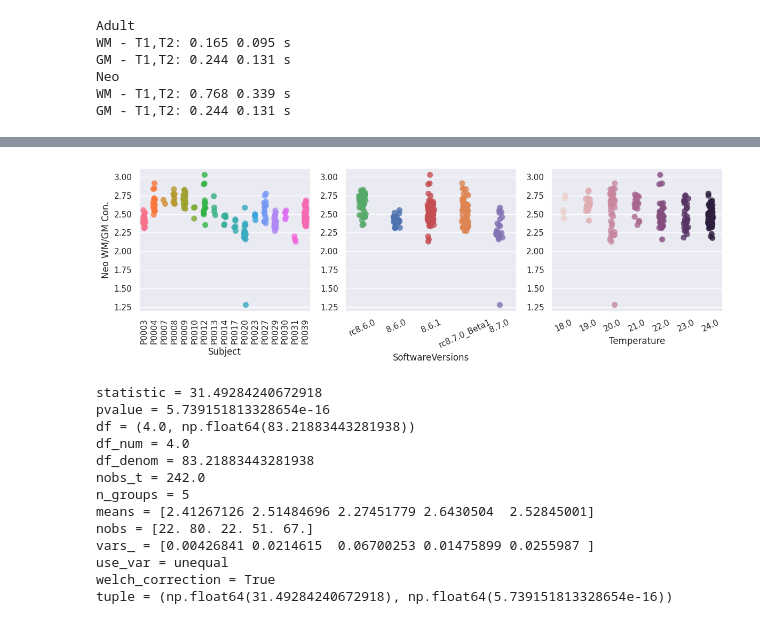
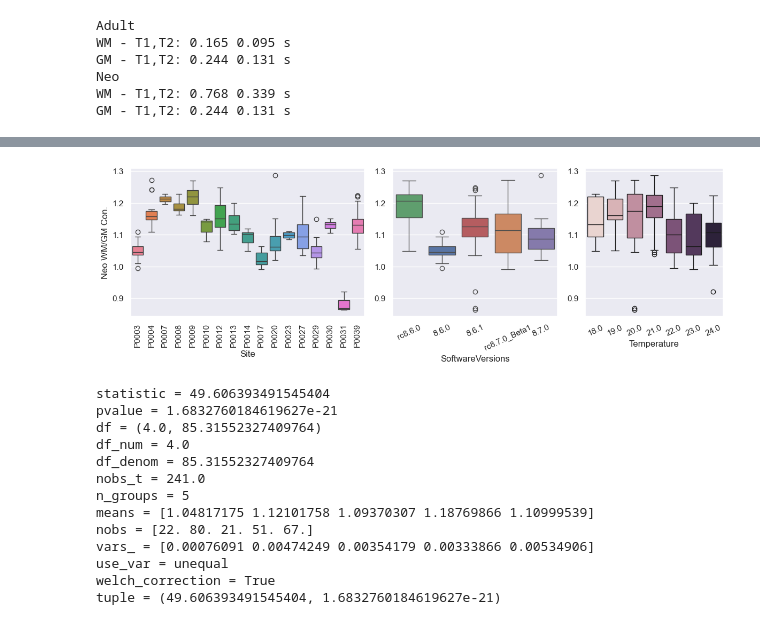
Before and after one commit to UNITY-Physics/unity_qa_paper, a Jupyter notebook: notebooks/contrast.ipynb, the cells around one changed output, grey strips where cells are left out. Cells and saved outputs as stored; diff of their text form; code cells hidden in the pictures.

```diff
--- a/notebooks/contrast.ipynb
+++ b/notebooks/contrast.ipynb
@@ -49,28 +55,3 @@ GM - T1,T2: 0.244 0.131 s
 Neo
 WM - T1,T2: 0.768 0.339 s
 GM - T1,T2: 0.244 0.131 s
-# %%
-sns.set_theme()
-fig, axes = plt.subplots(2,2,figsize=(12,6))
-
-NiCl_thr = 60
-MnCl_thr = 1
-
-# Function of T1
-sns.lineplot(data=df[(df['Seg']=='T1') & (df['Run']==1) & (df['Conc'] < NiCl_thr)], x='T1', y='Mean', hue='Subject', legend=None, ax=axes[0,0])
-sns.lineplot(data=df[(df['Seg']=='T2') & (df['Run']==1) & (df['Conc'] < MnCl_thr)], x='T1', y='Mean', hue='Subject', legend=None, ax=axes[0,1])
-
-# Function of T2
-sns.lineplot(data=df[(df['Seg']=='T1') & (df['Run']==1) & (df['Conc'] < NiCl_thr)], x='T2', y='Mean', hue='Subject', legend=None, ax=axes[1,0])
-sns.lineplot(data=df[(df['Seg']=='T2') & (df['Run']==1) & (df['Conc'] < MnCl_thr)], x='T2', y='Mean', hue='Subject', legend=None, ax=axes[1,1])
-
-axes[0,0].set_title('T1 mimics')
-axes[0,1].set_title('T2 mimics')
-
-axes[0,0].set_xlabel('T1 [s]')
-axes[0,1].set_xlabel('T1 [s]')
-axes[1,0].set_xlabel('T2 [s]')
-axes[1,1].set_xlabel('T2 [s]')
-
-plt.tight_layout()
-plt.show()
@@ -130,54 +92,52 @@ plt.show()
 # %%
 sns.set_theme()
 
 df_con['Neo_con_rel'] = 100*(df_con['Neonatal WM/GM Contrast'] - df_con['Neonatal WM/GM Contrast'].mean())/df_con['Neonatal WM/GM Contrast'].mean()
 df_con['Adult_con_rel'] = 100*(df_con['Adult WM/GM Contrast'] - df_con['Adult WM/GM Contrast'].mean())/df_con['Adult WM/GM Contrast'].mean()
 
-fig, axes = plt.subplots(1,3, figsize=(12,4))
+gs = GridSpec(1,3, width_ratios=[17,12,10])
+fig = plt.figure(figsize=(12,4))
+axes = [fig.add_subplot(gs[i]) for i in range(3)]
 
-sns.stripplot(data=df_con, x='Subject',
-                y='Neonatal WM/GM Contrast', ax=axes[0],
-                alpha=0.8, size=8, hue='Subject', legend=None)
+sns.boxplot(data=df_con, x='Subject', y='Neonatal WM/GM Contrast', ax=axes[0], hue='Subject', legend=None)
 
 axes[0].set_ylabel('Neo WM/GM Con.')
 axes[0].set_xticklabels(labels=axes[0].get_xticklabels(), rotation=90)
 
-sns.stripplot(data=df_con, x='SoftwareVersions',
-                y='Neonatal WM/GM Contrast', ax=axes[1],
-                alpha=0.8, size=8, hue='SoftwareVersions', legend=None,
-                order=['rc8.6.0', '8.6.0', '8.6.1', 'rc8.7.0_Beta1', '8.7.0'])
+sns.boxplot(data=df_con, x='SoftwareVersions', y='Neonatal WM/GM Contrast', ax=axes[1],
+                hue='SoftwareVersions', legend=None, order=['rc8.6.0', '8.6.0', '8.6.1', 'rc8.7.0_Beta1', '8.7.0'])
 
 axes[1].set_ylabel(None)
 axes[1].set_xticklabels(labels=axes[1].get_xticklabels(), rotation=25)
 
-sns.stripplot(data=df_con, x='Temperature',
-                y='Neonatal WM/GM Contrast', ax=axes[2],
-                alpha=0.8, size=8, hue='Temperature', legend=None, )
+sns.boxplot(data=df_con, x='Temperature',
+                y='Neonatal WM/GM Contrast', ax=axes[2], hue='Temperature', legend=None, )
 
 axes[2].set_ylabel(None)
 axes[2].set_xticklabels(labels=axes[2].get_xticklabels(), rotation=25)
 
+axes[0].set_xlabel('Site')
 
 plt.tight_layout()
 plt.show()
 
 # One-way anova between sites
 psnr_data = df_con['Neonatal WM/GM Contrast']
 groups = df_con['SoftwareVersions']
 res = anova_oneway(psnr_data, groups)
 print(res)
 # %% [output]
-[figure, old version]
+[figure, new version]
-statistic = 31.49284240672918
-pvalue = 5.739151813328654e-16
-df = (4.0, np.float64(83.21883443281938))
+statistic = 49.606393491545404
+pvalue = 1.6832760184619627e-21
+df = (4.0, 85.31552327409764)
 df_num = 4.0
-df_denom = 83.21883443281938
-nobs_t = 242.0
+df_denom = 85.31552327409764
+nobs_t = 241.0
 n_groups = 5
-means = [2.41267126 2.51484696 2.27451779 2.6430504  2.52845001]
-nobs = [22. 80. 22. 51. 67.]
-vars_ = [0.00426841 0.0214615  0.06700253 0.01475899 0.0255987 ]
+means = [1.04817175 1.12101758 1.09370307 1.18769866 1.10999539]
+nobs = [22. 80. 21. 51. 67.]
+vars_ = [0.00076091 0.00474249 0.00354179 0.00333866 0.00534906]
 use_var = unequal
 welch_correction = True
-tuple = (np.float64(31.49284240672918), np.float64(5.739151813328654e-16))
+tuple = (49.606393491545404, 1.6832760184619627e-21)
```
Also changed, not shown: parts of 8 cells of this notebook, 7 other files.
